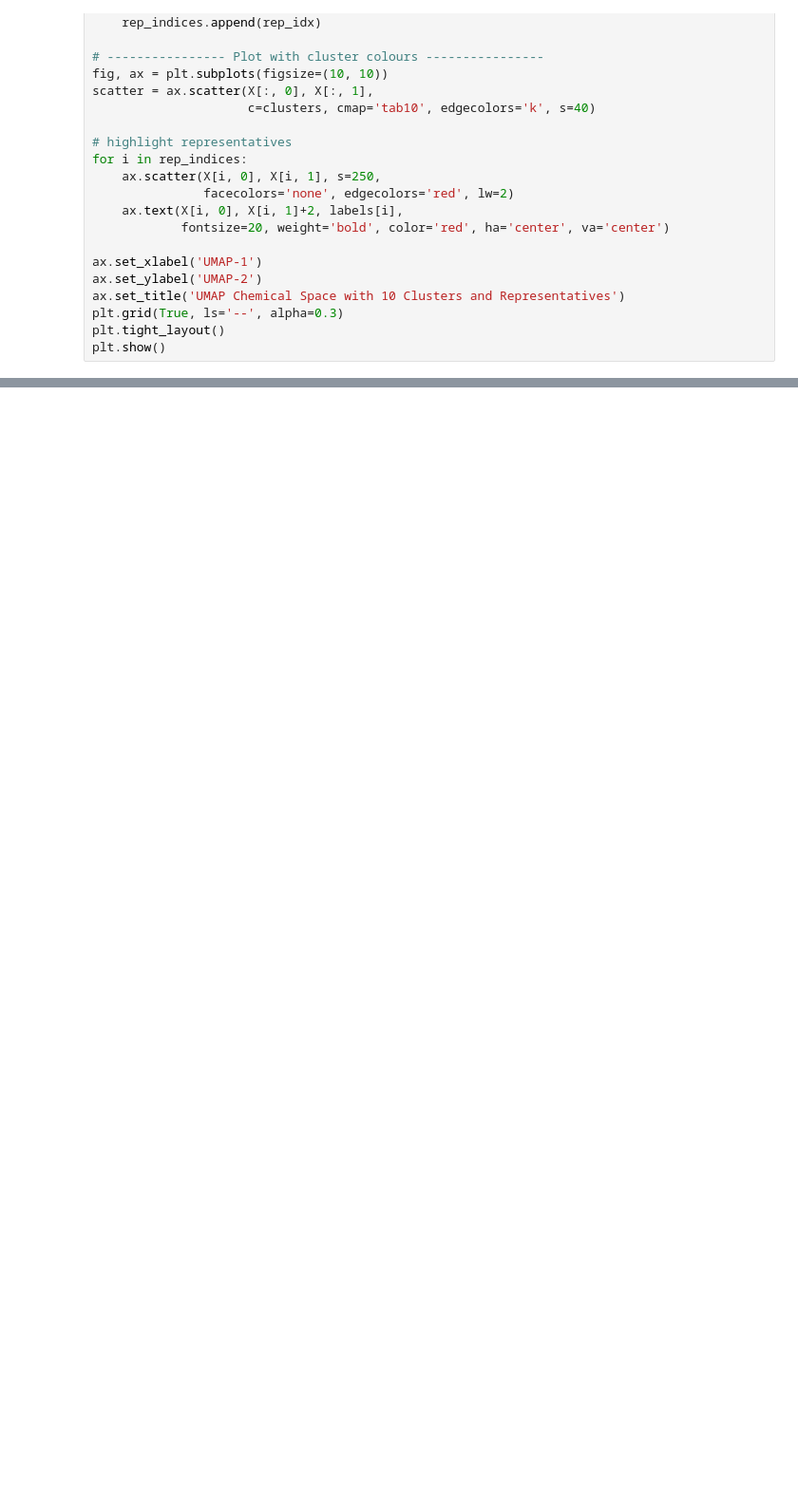
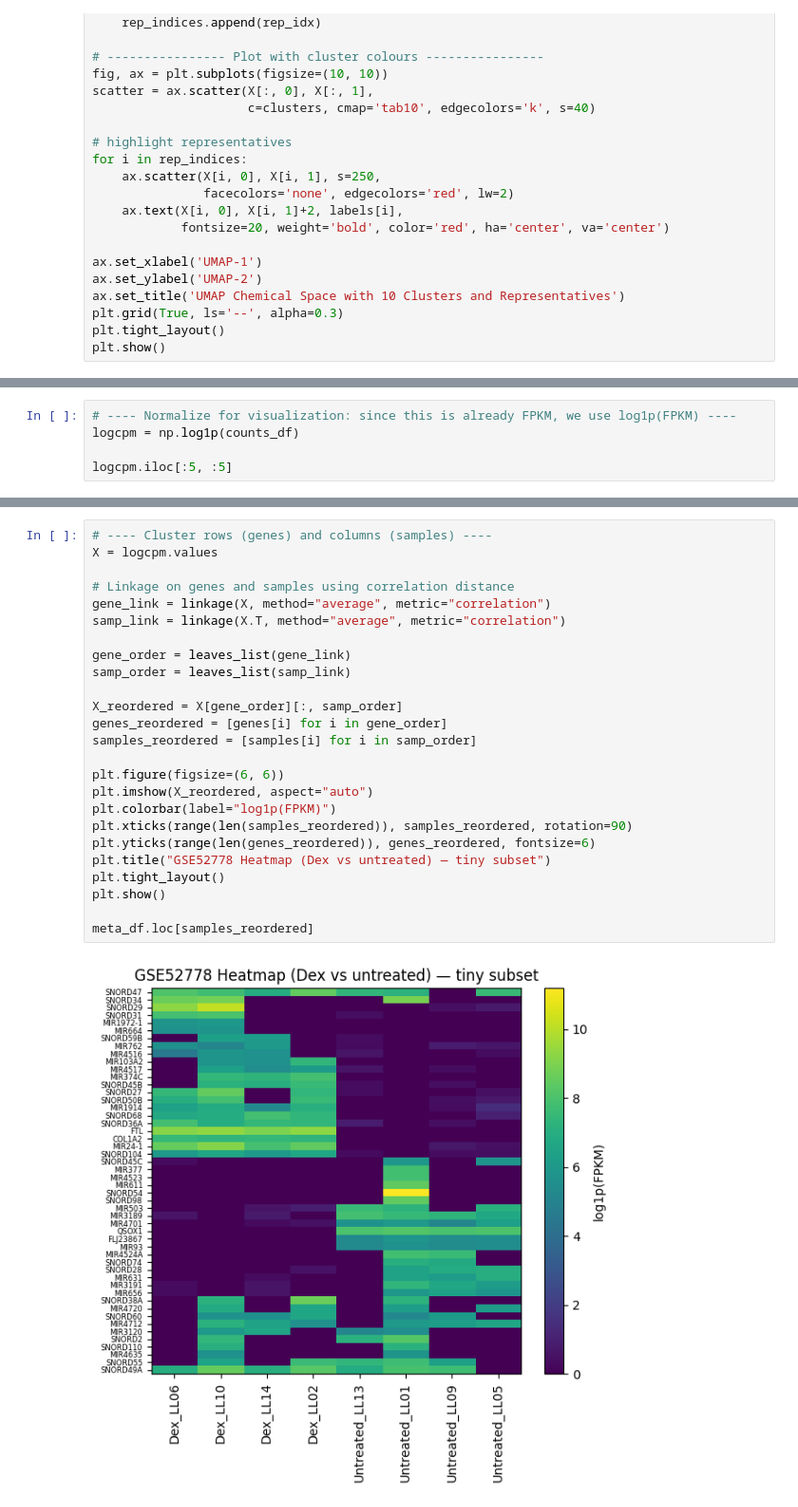
Before and after one commit to AI-HPC-Research-Team/AI-Basics, a Jupyter notebook: 10 Visualization/visualization.ipynb, the cells around one changed output, grey strips where cells are left out. Shown at 95% size. Drawn from its saved outputs; the diff is of its cells as text; blank space fills up the shorter version.

```diff
--- a/10 Visualization/visualization.ipynb
+++ b/10 Visualization/visualization.ipynb
@@ -369,0 +519,5 @@ plt.show()
+# %%
+# ---- Normalize for visualization: since this is already FPKM, we use log1p(FPKM) ----
+logcpm = np.log1p(counts_df)
+
+logcpm.iloc[:5, :5]
@@ -369,0 +536,27 @@ plt.show()
+# %%
+# ---- Cluster rows (genes) and columns (samples) ----
+X = logcpm.values
+
+# Linkage on genes and samples using correlation distance
+gene_link = linkage(X, method="average", metric="correlation")
+samp_link = linkage(X.T, method="average", metric="correlation")
+
+gene_order = leaves_list(gene_link)
+samp_order = leaves_list(samp_link)
+
+X_reordered = X[gene_order][:, samp_order]
+genes_reordered = [genes[i] for i in gene_order]
+samples_reordered = [samples[i] for i in samp_order]
+
+plt.figure(figsize=(6, 6))
+plt.imshow(X_reordered, aspect="auto")
+plt.colorbar(label="log1p(FPKM)")
+plt.xticks(range(len(samples_reordered)), samples_reordered, rotation=90)
+plt.yticks(range(len(genes_reordered)), genes_reordered, fontsize=6)
+plt.title("GSE52778 Heatmap (Dex vs untreated) — tiny subset")
+plt.tight_layout()
+plt.show()
+
+meta_df.loc[samples_reordered]
+# %% [output]
+[figure, added]
```
Also changed, not shown: parts of 18 cells of this notebook.
